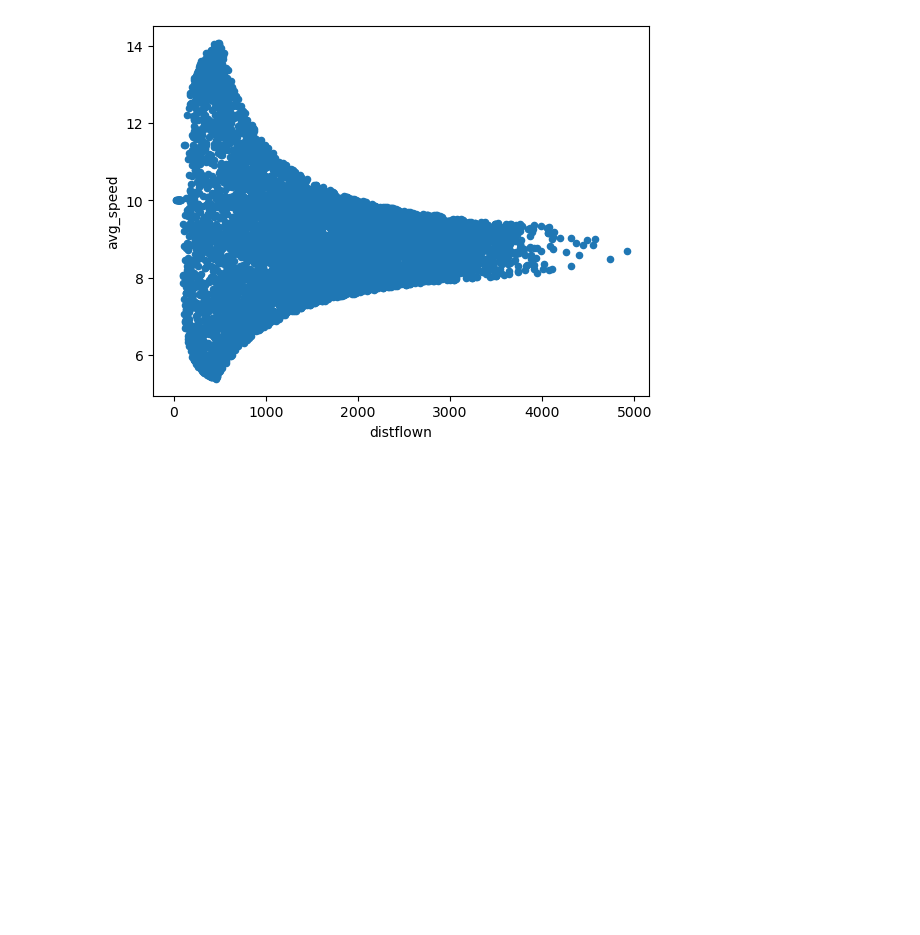
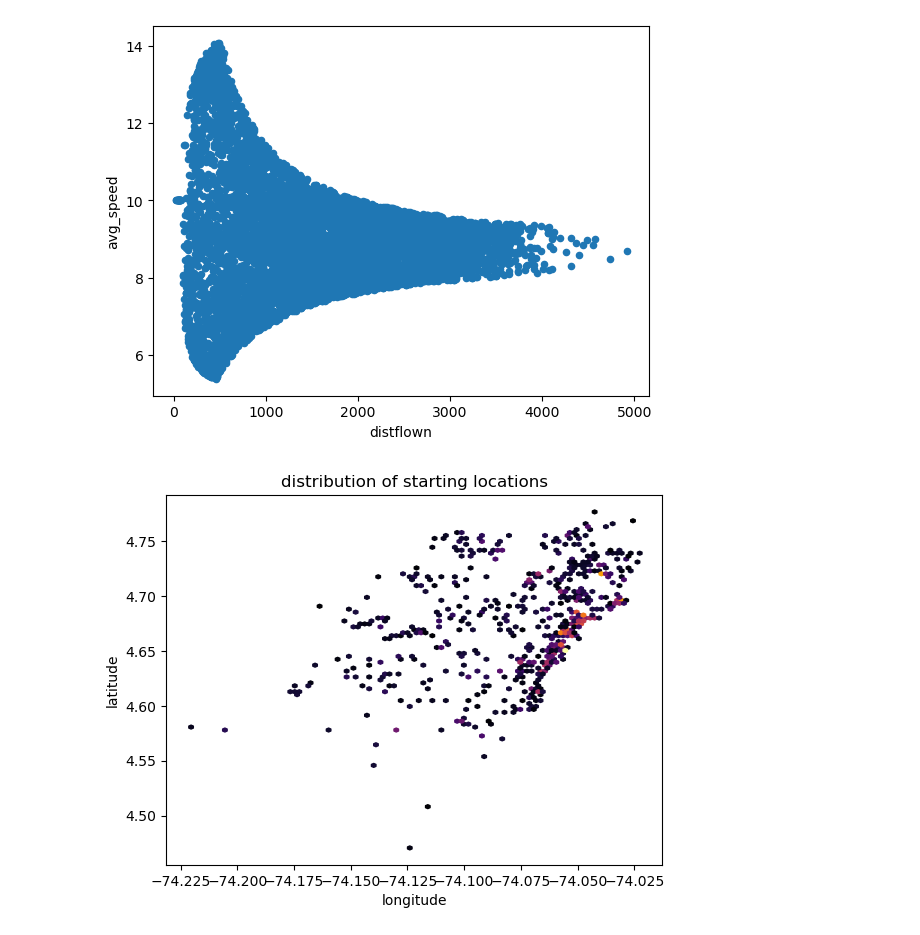
Before and after one commit to MDiDeo/cap6707_uav_project, a Jupyter notebook: multiple_UAV.ipynb, the cells around one changed output. Saved outputs shown, nothing was run; the diff lists cells and outputs as text; code cells hidden in the pictures; blank space fills up the shorter version.

```diff
--- a/multiple_UAV.ipynb
+++ b/multiple_UAV.ipynb
@@ -245,4 +268,12 @@ df.plot('distflown', 'avg_speed', kind='scatter')
 # %% [output]
 <Axes: xlabel='distflown', ylabel='avg_speed'>
 [figure]
+# %%
+plt.hexbin(x='lon_init', y='lat_init', data=df, gridsize=100, cmap="inferno", mincnt=1)
+plt.xlabel("longitude")
+plt.ylabel('latitude')
+plt.title("distribution of starting locations")
+plt.show()
+# %% [output]
+[figure, added]
 # %%
```
Also changed, not shown: parts of 28 cells of this notebook, 2 other files.
